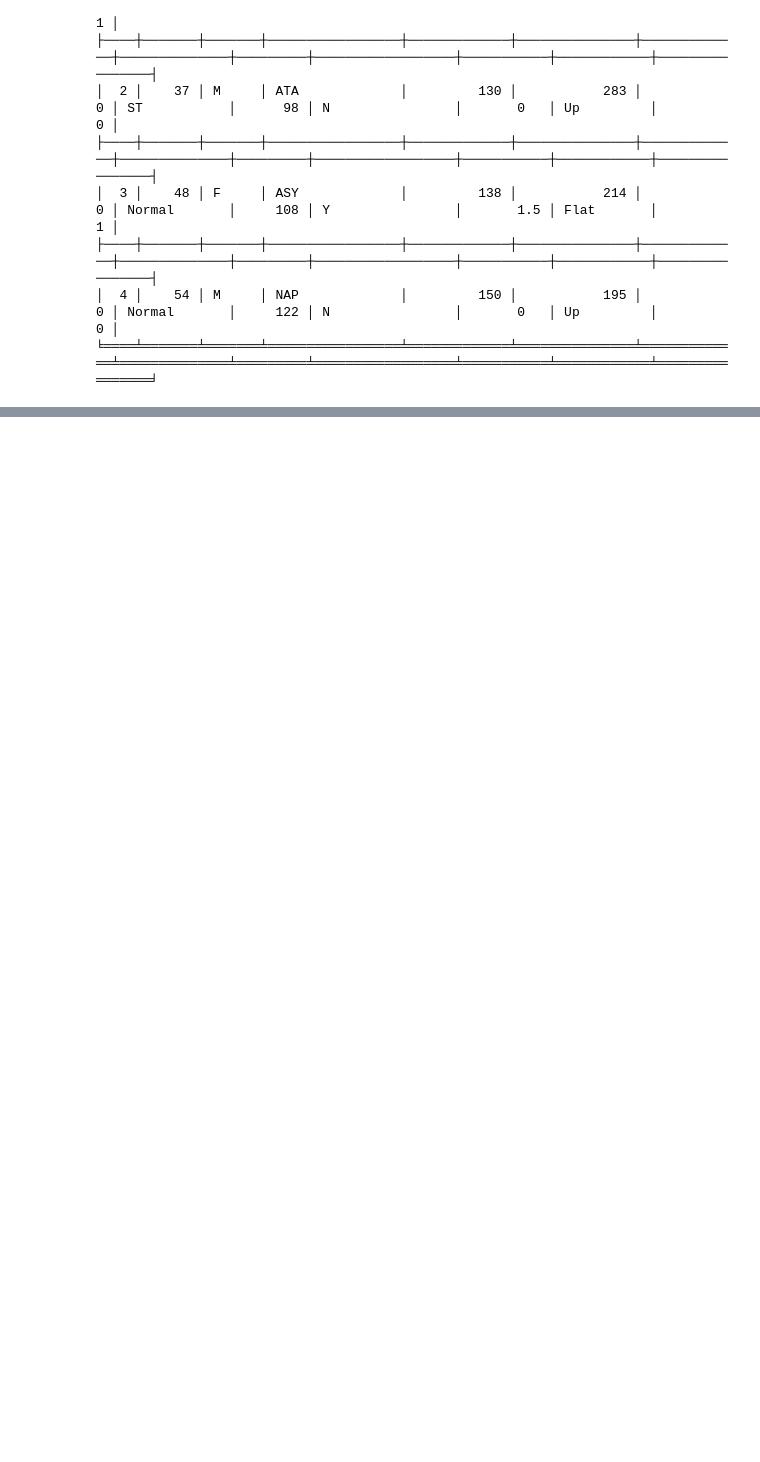
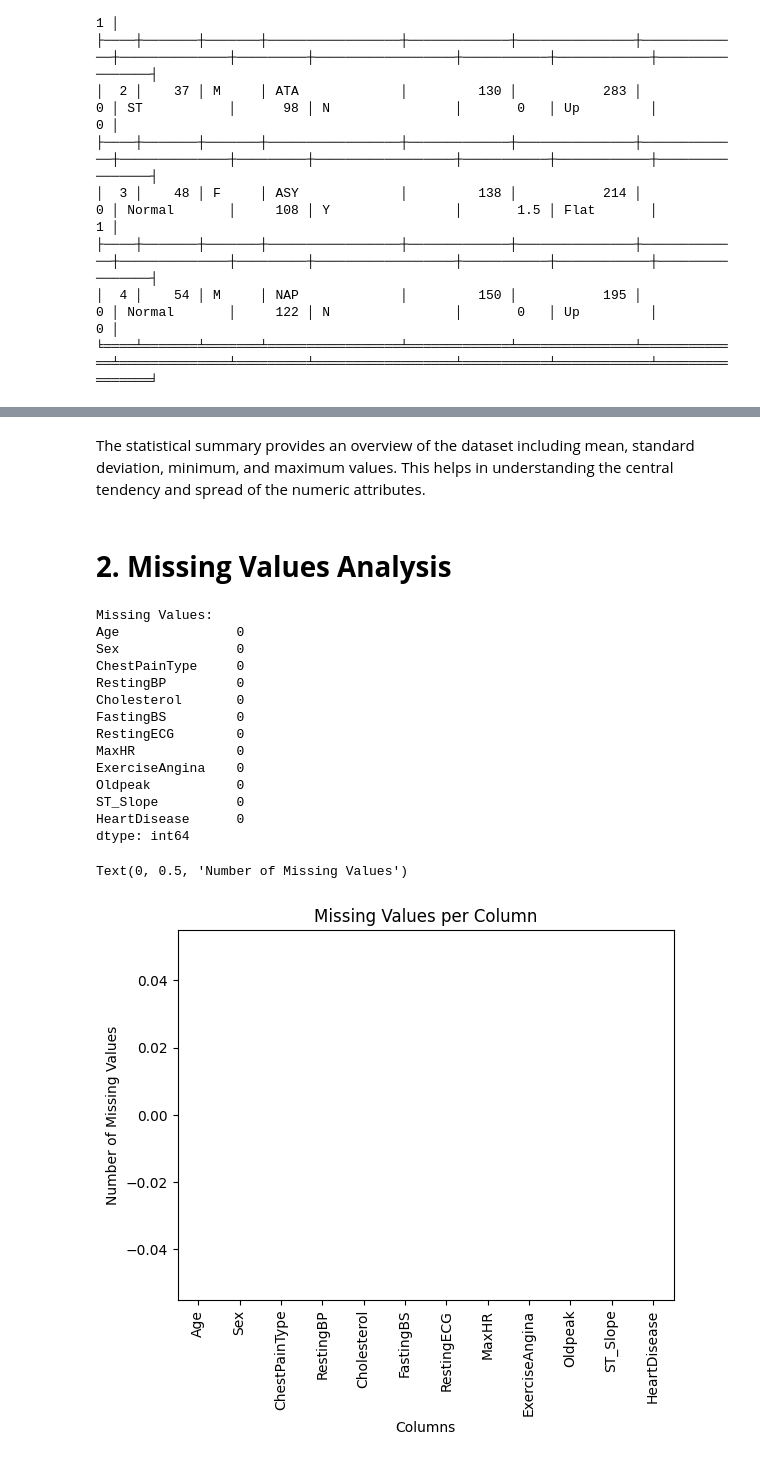
Before and after one commit to roseal3tb/IT326, a Jupyter notebook: Phase1.ipynb, the cells around one changed output, grey strips where cells are left out. Saved outputs shown, nothing was run; the diff lists cells and outputs as text; code cells hidden in the pictures; blank space fills up the shorter version.

```diff
--- a/Phase1.ipynb
+++ b/Phase1.ipynb
@@ -79,0 +86,4 @@ Dataset Sample (first 5 rows):
+# %%
+import pandas as pd
+df = pd.read_csv('/content/sample_data/Raw_dataset.csv', sep=',')
+df.describe()
@@ -79,0 +100,34 @@ Dataset Sample (first 5 rows):
+# %% [markdown]
+
+
+The statistical summary provides an overview of the dataset including mean, standard deviation, minimum, and maximum values. This helps in understanding the central tendency and spread of the numeric attributes.
+# %% [markdown]
+# **2. Missing Values Analysis**
+# %%
+import matplotlib.pyplot as plt
+missing = df.isnull().sum()
+print("\nMissing Values:")
+print(missing)
+
+plt.figure()
+missing.plot(kind='bar')
+plt.title("Missing Values per Column")
+plt.xlabel("Columns")
+plt.ylabel("Number of Missing Values")
+# %% [output]
+Missing Values:
+Age               0
+Sex               0
+ChestPainType     0
+RestingBP         0
+Cholesterol       0
+FastingBS         0
+RestingECG        0
+MaxHR             0
+ExerciseAngina    0
+Oldpeak           0
+ST_Slope          0
+HeartDisease      0
+dtype: int64
+Text(0, 0.5, 'Number of Missing Values')
+[figure, added]
```
Also changed, not shown: parts of 18 cells of this notebook.
